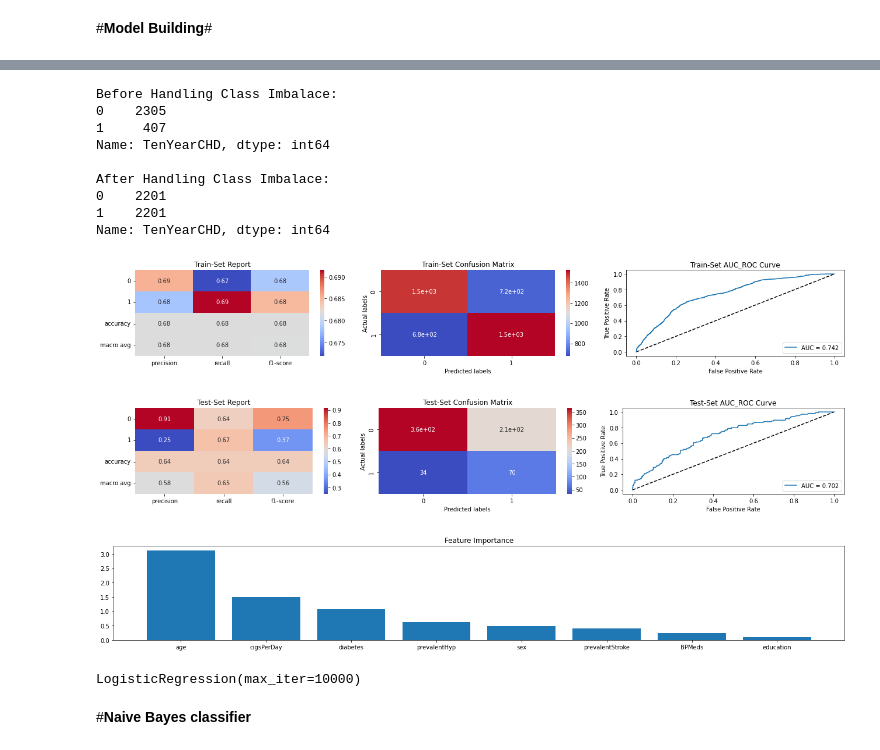
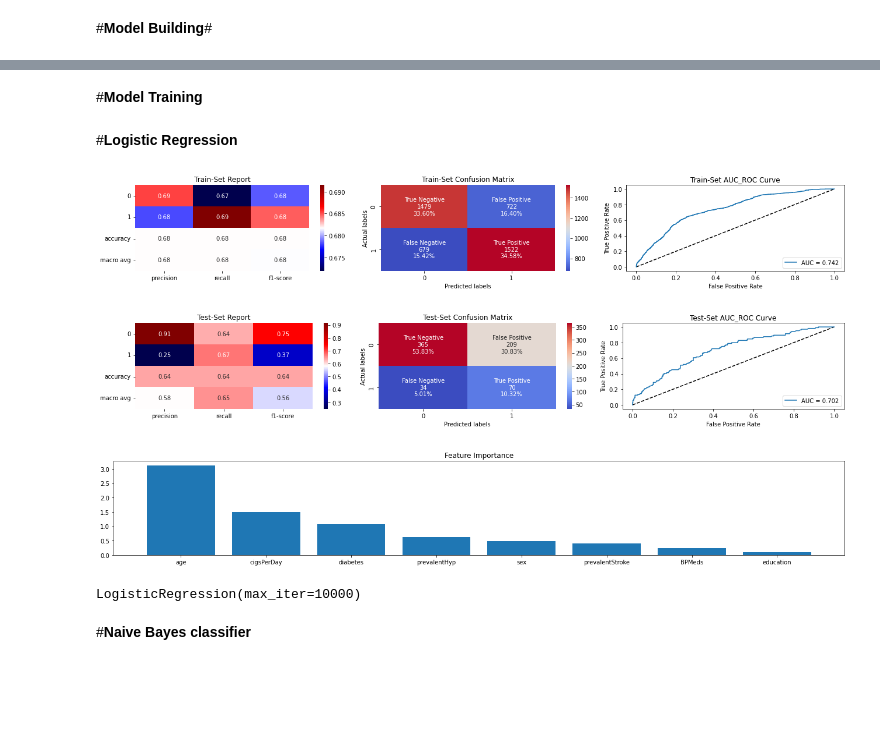
Before and after one commit to sksamima5/Cardiovascular-Risk-Prediction, a Jupyter notebook: Cardiovascular_Risk_Prediction_.ipynb, the cells around one changed output, grey strips where cells are left out. Drawn from its saved outputs; the diff is of its cells as text; code cells hidden in the pictures; blank space fills up the shorter version.

```diff
--- a/Cardiovascular_Risk_Prediction_.ipynb
+++ b/Cardiovascular_Risk_Prediction_.ipynb
@@ -812,31 +604,5 @@ def eli5_explainability(model,row_number) :
-# %%
-# Defining variables required
-scaler = MinMaxScaler()
-scoring = make_scorer(f1_score, pos_label=1)
-features = [i for i in df.columns if i not in ['TenYearCHD']]
-
-# Splitting the data into train and test
-X = scaler.fit_transform(df[independent_variables])
-y = df['TenYearCHD']
-X_train, X_test, y_train, y_test = train_test_split( X,y , test_size = 0.2, random_state = 0)
-
-# Handling class imbalance by oversampling followed by removing the Tomek link
-X_smote, y_smote = SMOTETomek(random_state=42).fit_resample(X_train, y_train)
-
-# Checking Value counts for both classes Before and After handling Class Imbalance:
-for col,label in [[y_train,"Before"],[y_smote,'After']]:
-  print(label+' Handling Class Imbalace:')
-  print(col.value_counts(),'\n')
-# %% [output]
-Before Handling Class Imbalace:
-0    2305
-1     407
-Name: TenYearCHD, dtype: int64
-
-After Handling Class Imbalace:
-0    2201
-1    2201
-Name: TenYearCHD, dtype: int64
+# %% [markdown]
+#**Model Training**
 # %%
 # Defining a function to train the input model and print evaluation matrix
 def analyse_model(model, X_train, X_test, y_train, y_test):
@@ -847,18 +613,7 @@ def analyse_model(model, X_train, X_test, y_train, y_test):
   # Fitting the model
   model.fit(X_train,y_train)
 
-  # Feature importances
-  try:
-    try:
-      importance = model.feature_importances_
-      feature = features
-    except:
-      importance = np.abs(model.coef_[0])
-      feature = independent_variables
-    indices = np.argsort(importance)
-    indices = indices[::-1]
-  except:
-    pass
+
 
   # Plotting Evaluation Metrics for train and test dataset
   for x, act, label in ((X_train, y_train, 'Train-Set'),(X_test, y_test, "Test-Set")):
@@ -872,12 +627,21 @@ def analyse_model(model, X_train, X_test, y_train, y_test):
     # Classification report
     plt.figure(figsize=(18,3))
     plt.subplot(1,3,1)
-    sns.heatmap(report.iloc[:-1, :-1].T, annot=True, cmap='coolwarm')
+    sns.heatmap(report.iloc[:-1, :-1].T, annot=True, cmap='seismic')
     plt.title(f'{label} Report')
 
     # Confusion Matrix
     plt.subplot(1,3,2)
-    sns.heatmap(confusion_matrix(y_true=act, y_pred=pred), annot=True, cmap='coolwarm')
+    cf_matrix = confusion_matrix(y_true=act, y_pred=pred)
+    group_names = ['True Negative','False Positive','False Negative','True Positive']
+    group_counts = ["{0:0.0f}".format(value) for value in
+                cf_matrix.flatten()]
+    group_percentages = ["{0:.2%}".format(value) for value in
+                     cf_matrix.flatten()/np.sum(cf_matrix)]
+    labels = [f"{v1}\n{v2}\n{v3}" for v1, v2, v3 in
+          zip(group_names,group_counts,group_percentages)]
+    labels = np.asarray(labels).reshape(2,2)
+    sns.heatmap(cf_matrix, annot=labels,fmt="", cmap='coolwarm')
     plt.title(f'{label} Confusion Matrix')
     plt.xlabel('Predicted labels')
     plt.ylabel('Actual labels')
@@ -893,6 +657,20 @@ def analyse_model(model, X_train, X_test, y_train, y_test):
     plt.tight_layout()
 
   # Plotting Feature Importance
+  # Feature importances
+  try:
+    try:
+      importance = model.feature_importances_
+      feature = features
+    except:
+      importance = np.abs(model.coef_[0])
+      feature = independent_variables
+    indices = np.argsort(importance)
+    indices = indices[::-1]
+  except:
+    pass
+
+
   try:
     plt.figure(figsize=(18,3))
     plt.bar(range(len(indices)),importance[indices])
@@ -904,13 +682,15 @@ def analyse_model(model, X_train, X_test, y_train, y_test):
   plt.show()
 
   return model
+# %% [markdown]
+#**Logistic Regression**
 # %%
 # Fitting Logistic Regression Model
-LR = LogisticRegression(fit_intercept=True, max_iter=10000)
-analyse_model(lr, X_smote, X_test, y_smote, y_test)
+lr = LogisticRegression(fit_intercept=True, max_iter=10000)
+analyse_model(lr, X_smote, X_test_scaled, y_smote, y_test)
 # %% [output]
-[figure, old version]
+[figure, new version]
-[figure, old version]
+[figure, new version]
 [figure]
 LogisticRegression(max_iter=10000)
 # %% [markdown]
```
Also changed, not shown: parts of 54 cells of this notebook.
